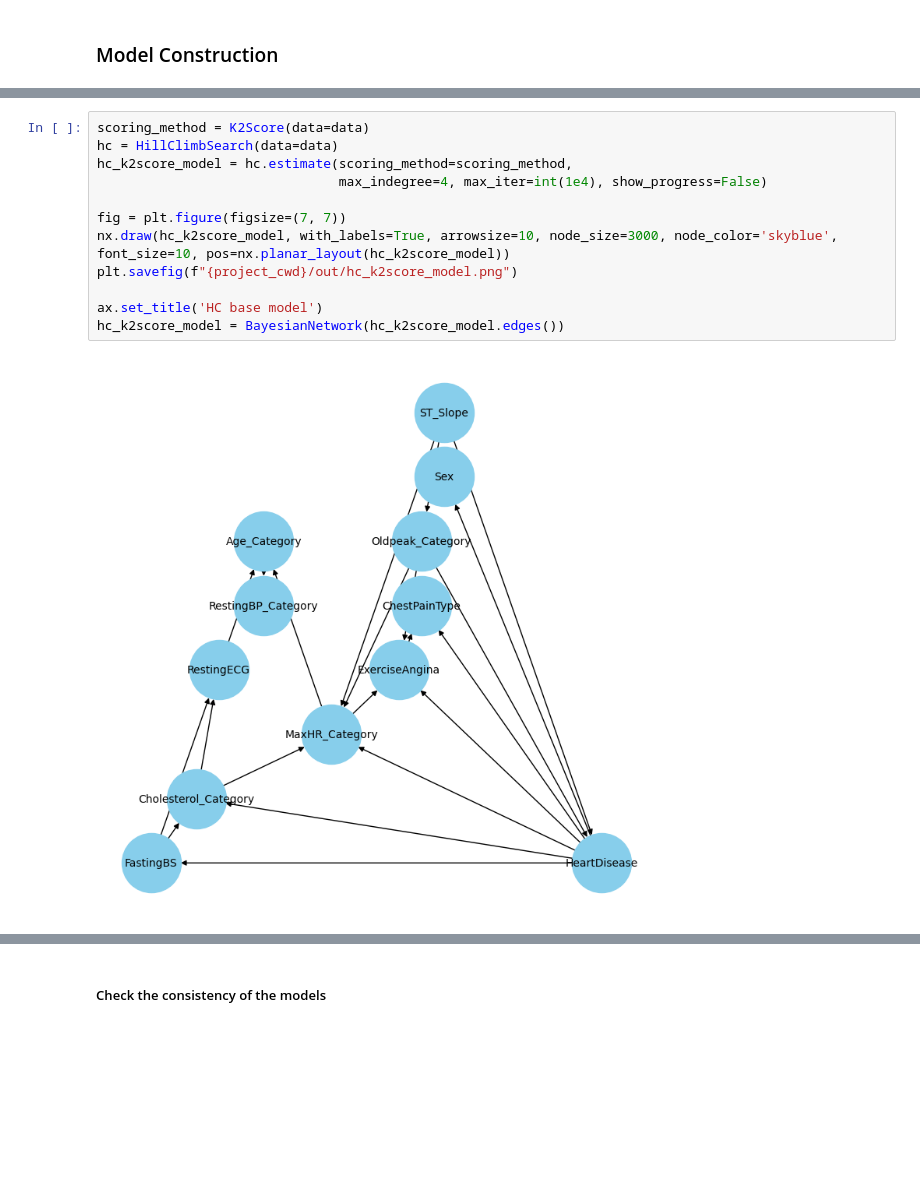
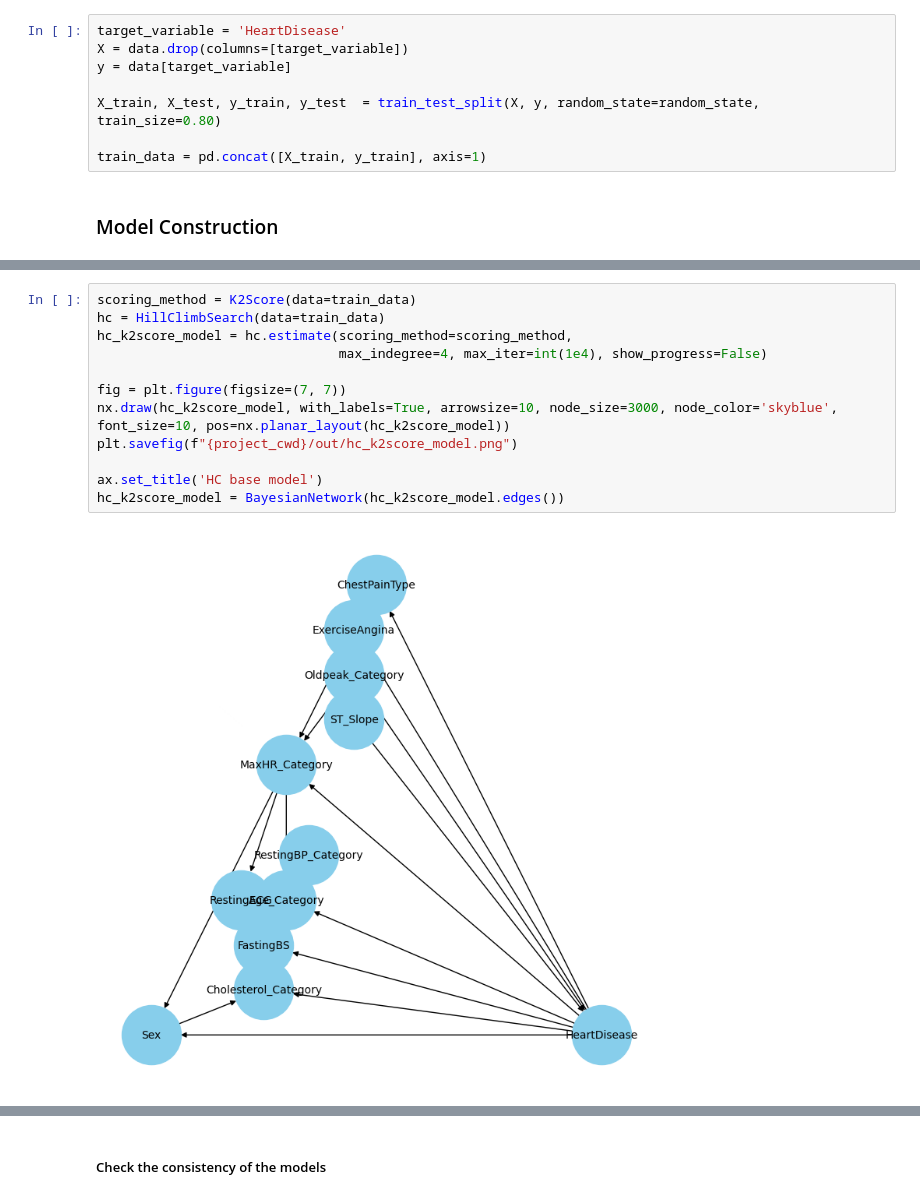
Before and after one commit to maurodore/heart_failure_prediction_bayesian_reasoning, a Jupyter notebook: src/main.ipynb, the cells around one changed output, grey strips where cells are left out. Drawn from its saved outputs; the diff is of its cells as text; blank space fills up the shorter version.

```diff
--- a/src/main.ipynb
+++ b/src/main.ipynb
@@ -229,6 +229,14 @@ plt.title('Correlations with "Hearth Disease"')
 plt.show()
 # %% [output]
 [figure]
+# %%
+target_variable = 'HeartDisease'
+X = data.drop(columns=[target_variable])
+y = data[target_variable]
+
+X_train, X_test, y_train, y_test  = train_test_split(X, y, random_state=random_state, train_size=0.80)
+
+train_data = pd.concat([X_train, y_train], axis=1)
 # %% [markdown]
 ### Model Construction
 # %%
@@ -291,15 +298,15 @@ tree_model = BayesianNetwork(tree_model.edges())
 # %%
-scoring_method = K2Score(data=data)
-hc = HillClimbSearch(data=data)
+scoring_method = K2Score(data=train_data)
+hc = HillClimbSearch(data=train_data)
 hc_k2score_model = hc.estimate(scoring_method=scoring_method,
                                max_indegree=4, max_iter=int(1e4), show_progress=False)
 
 fig = plt.figure(figsize=(7, 7))
 nx.draw(hc_k2score_model, with_labels=True, arrowsize=10, node_size=3000, node_color='skyblue', font_size=10, pos=nx.planar_layout(hc_k2score_model))
 plt.savefig(f"{project_cwd}/out/hc_k2score_model.png")
 
 ax.set_title('HC base model')
 hc_k2score_model = BayesianNetwork(hc_k2score_model.edges())
 # %% [output]
-[figure, old version]
+[figure, new version]
 # %%
```
Also changed, not shown: parts of 17 cells of this notebook, 5 other files.
